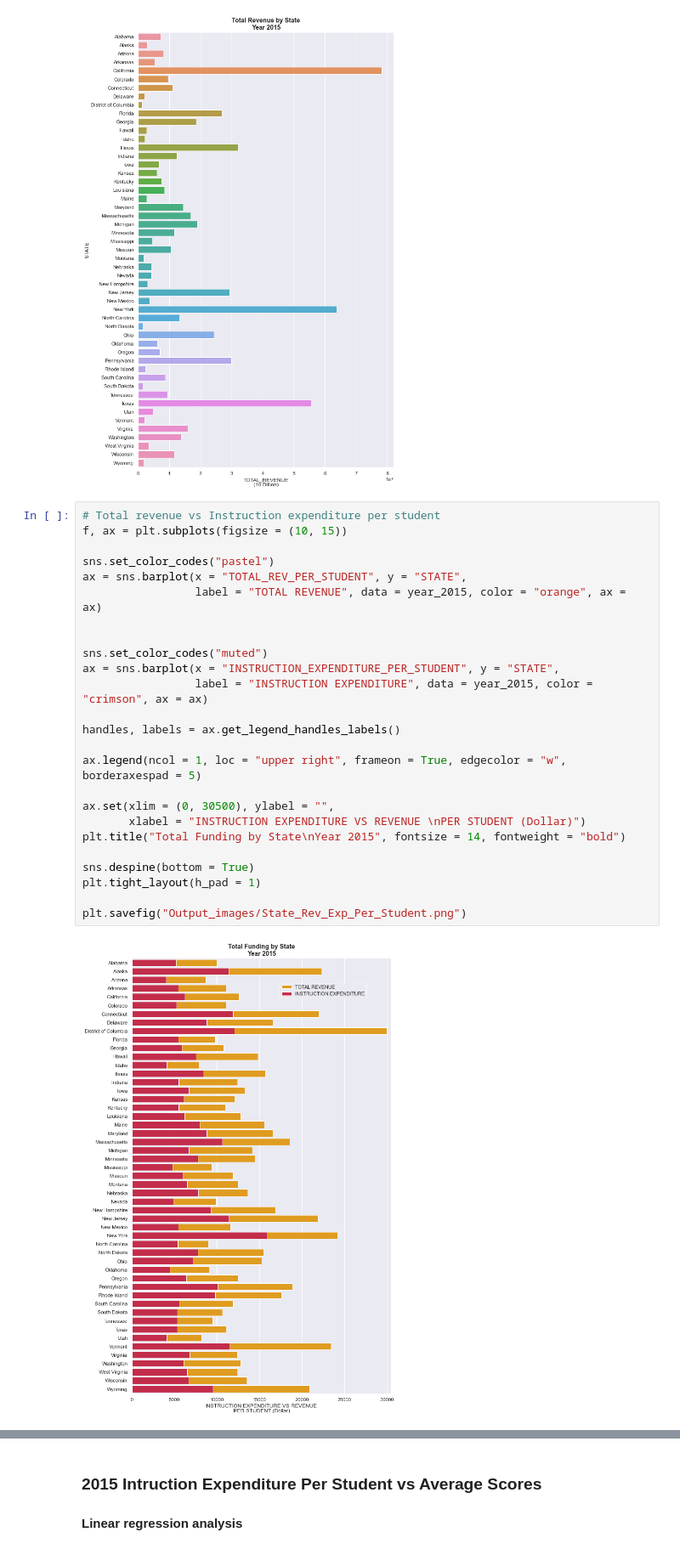
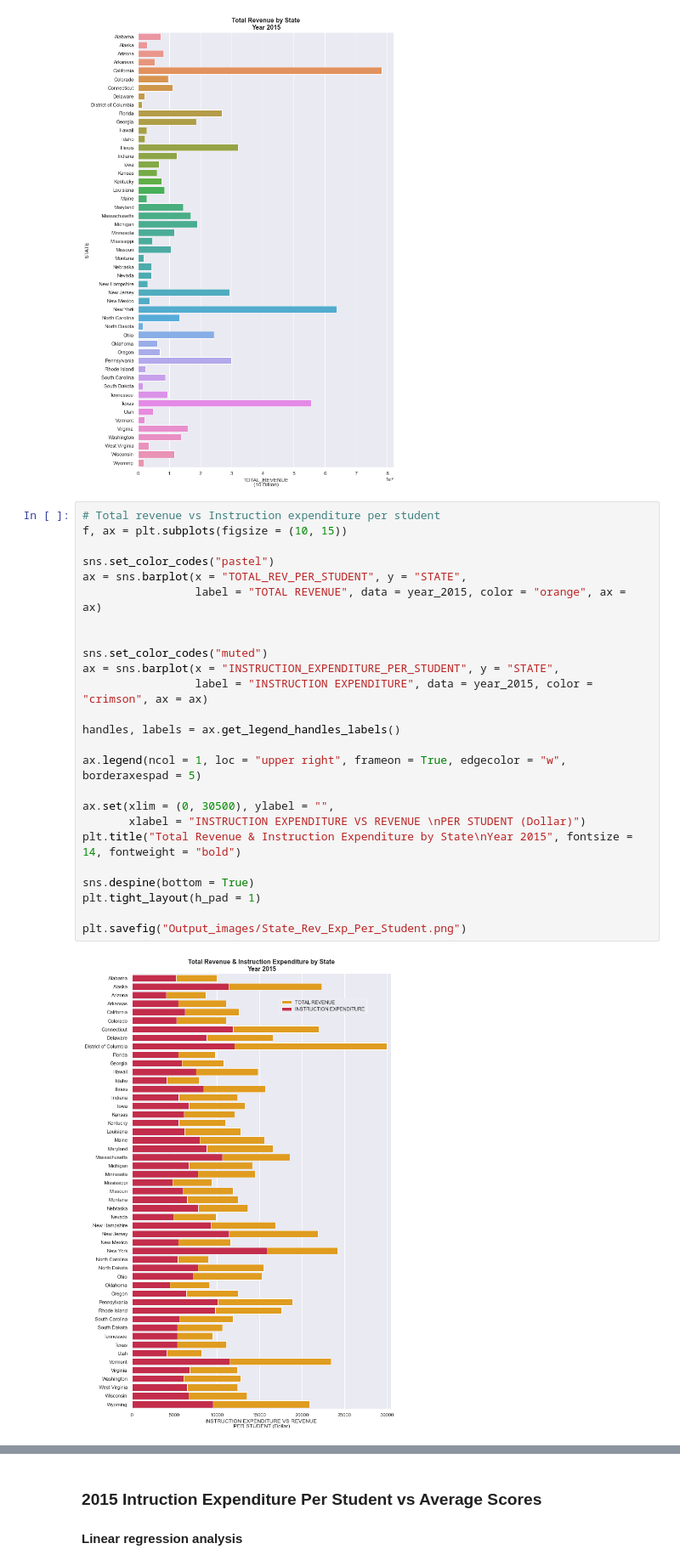
Before and after one commit to trangbt278/education, a Jupyter notebook: Student_Performance_vs_Funding.ipynb, the cells around one changed output, grey strips where cells are left out. Shown at 85% size. Drawn from its saved outputs; the diff is of its cells as text.

```diff
--- a/Student_Performance_vs_Funding.ipynb
+++ b/Student_Performance_vs_Funding.ipynb
@@ -148,27 +137,27 @@ plt.savefig("Output_images/State_Total_Rev.png")
 # %%
 # Total revenue vs Instruction expenditure per student
 f, ax = plt.subplots(figsize = (10, 15))
 
 sns.set_color_codes("pastel")
 ax = sns.barplot(x = "TOTAL_REV_PER_STUDENT", y = "STATE",
                  label = "TOTAL REVENUE", data = year_2015, color = "orange", ax = ax)
 
 
 sns.set_color_codes("muted")
 ax = sns.barplot(x = "INSTRUCTION_EXPENDITURE_PER_STUDENT", y = "STATE",
                  label = "INSTRUCTION EXPENDITURE", data = year_2015, color = "crimson", ax = ax)
 
 handles, labels = ax.get_legend_handles_labels()
 
 ax.legend(ncol = 1, loc = "upper right", frameon = True, edgecolor = "w", borderaxespad = 5)
 
 ax.set(xlim = (0, 30500), ylabel = "",
        xlabel = "INSTRUCTION EXPENDITURE VS REVENUE \nPER STUDENT (Dollar)")
-plt.title("Total Funding by State\nYear 2015", fontsize = 14, fontweight = "bold")
+plt.title("Total Revenue & Instruction Expenditure by State\nYear 2015", fontsize = 14, fontweight = "bold")
 
 sns.despine(bottom = True)
 plt.tight_layout(h_pad = 1)
 
 plt.savefig("Output_images/State_Rev_Exp_Per_Student.png")
 # %% [output]
-[figure, old version]
+[figure, new version]
```
Also changed, not shown: parts of 25 cells of this notebook, 11 other files.
